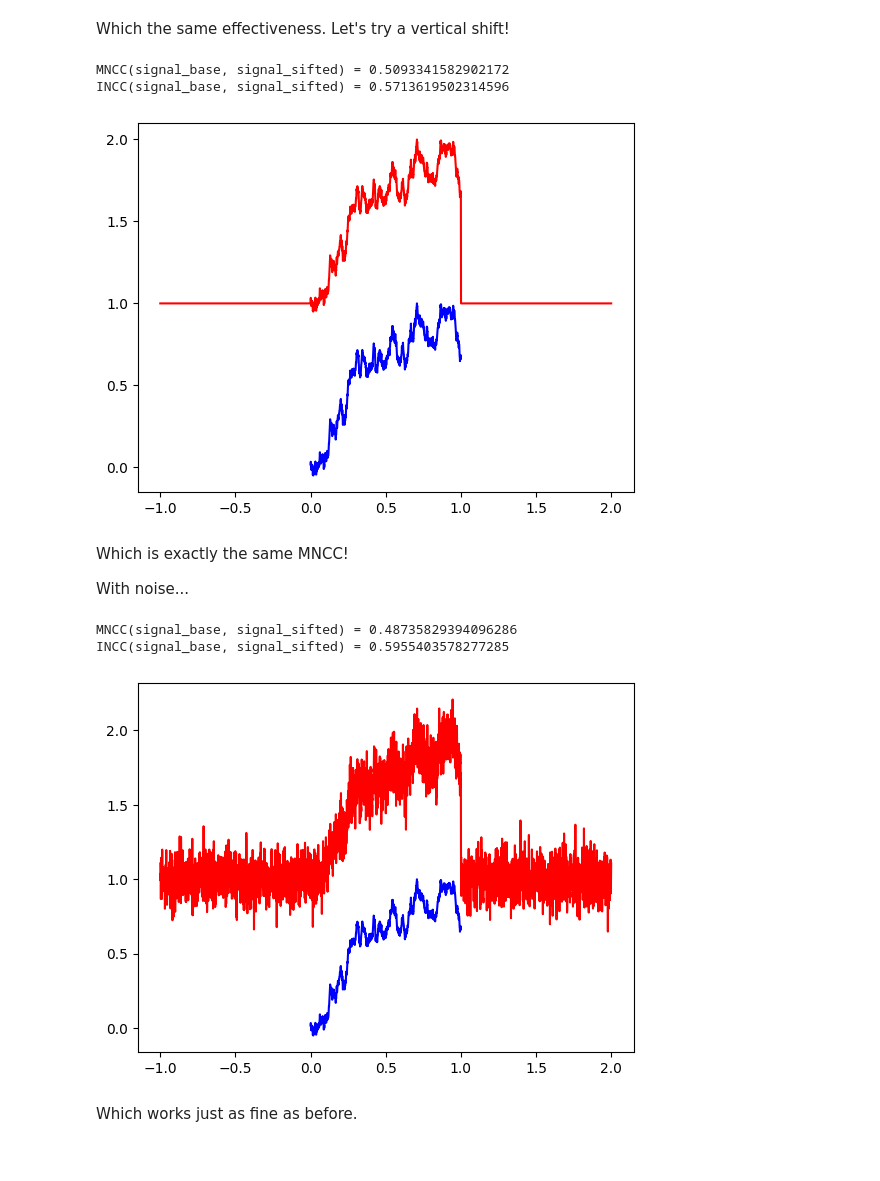
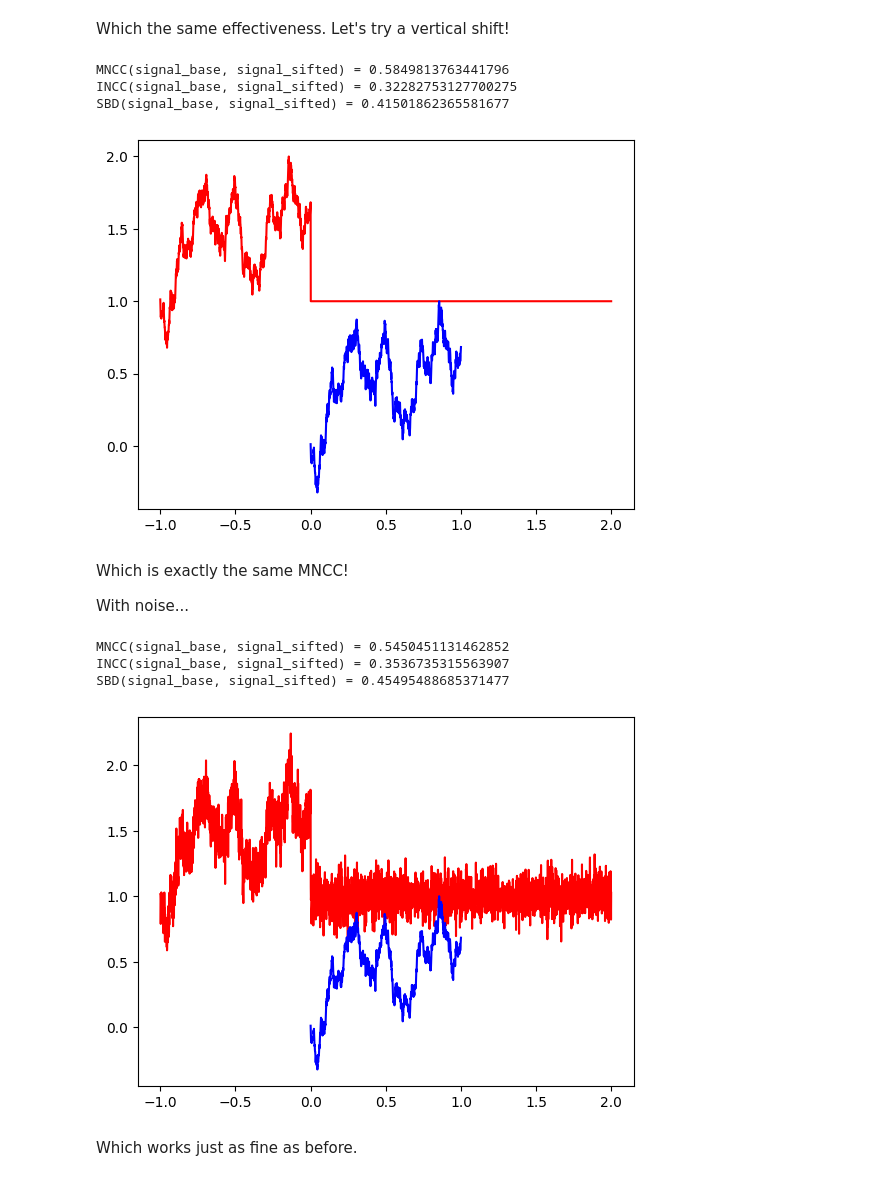
Before and after one commit to jimmerzzz52/shrine-exp, a Jupyter notebook: transcribe-asl/correlation_test.ipynb, the cells around one changed output. Saved outputs shown, nothing was run; the diff lists cells and outputs as text; code cells hidden in the pictures.

```diff
--- a/transcribe-asl/correlation_test.ipynb
+++ b/transcribe-asl/correlation_test.ipynb
@@ -138,9 +169,10 @@ def shift_signal(
     a_shifted: np.ndarray
         Shifted signal.
     """
-    t_shifted = np.concatenate((np.arange(-shift, 0, t[1] - t[0]), t), axis=0)
-    a_shifted = np.concatenate((np.zeros(t_shifted.shape[0] - t.shape[0]), a), axis=0)
+    t_shifted = np.arange(-shift, t[-1], t[1] - t[0])
+    a_shifted = np.concatenate((a, np.zeros(t_shifted.shape[0] - t.shape[0])), axis=0)
     return t_shifted, a_shifted
+
 
 def shift_signal_left(
     t: np.ndarray, a: np.ndarray, shift: float
@@ -164,7 +196,9 @@ def shift_signal_left(
     a_shifted: np.ndarray
         Shifted signal.
     """
-    t_shifted = np.concatenate((t, np.arange(t[-1] + t[1] - t[0], t[-1] + shift, t[1] - t[0])), axis=0)
+    t_shifted = np.concatenate(
+        (t, np.arange(t[-1] + t[1] - t[0], t[-1] + shift, t[1] - t[0])), axis=0
+    )
     a_shifted = np.concatenate((a, np.zeros(t_shifted.shape[0] - t.shape[0])), axis=0)
     return t_shifted, a_shifted
 # %% [markdown]
@@ -231,29 +275,33 @@ INCC(signal_base, signal_base) = 1.0
 Which the same effectiveness. Let's try a vertical shift!
 # %%
 signal_sifted += 1
-plt.plot(t_shifted, signal_sifted, color='red')
-plt.plot(t, signal_base, color='blue')
-print(f'MNCC(signal_base, signal_sifted) = {mncc(signal_base, signal_sifted)}')
-print(f'INCC(signal_base, signal_sifted) = {incc(signal_base, signal_sifted)}')
+plt.plot(t_shifted, signal_sifted, color="red")
+plt.plot(t, signal_base, color="blue")
+print(f"MNCC(signal_base, signal_sifted) = {mncc(signal_base, signal_sifted)}")
+print(f"INCC(signal_base, signal_sifted) = {incc(signal_base, signal_sifted)}")
+print(f"SBD(signal_base, signal_sifted) = {sbd(signal_base, signal_sifted)}")
 # %% [output]
-MNCC(signal_base, signal_sifted) = 0.5093341582902172
-INCC(signal_base, signal_sifted) = 0.5713619502314596
+MNCC(signal_base, signal_sifted) = 0.5849813763441796
+INCC(signal_base, signal_sifted) = 0.32282753127700275
+SBD(signal_base, signal_sifted) = 0.41501862365581677
-[figure, old version]
+[figure, new version]
 # %% [markdown]
 Which is exactly the same MNCC!
 
 With noise...
 # %%
-noise_level = .1
+noise_level = 0.1
 signal_sifted += noise_level * np.random.randn(signal_sifted.shape[0])
-plt.plot(t_shifted, signal_sifted, color='red')
-plt.plot(t, signal_base, color='blue')
-print(f'MNCC(signal_base, signal_sifted) = {mncc(signal_base, signal_sifted)}')
-print(f'INCC(signal_base, signal_sifted) = {incc(signal_base, signal_sifted)}')
+plt.plot(t_shifted, signal_sifted, color="red")
+plt.plot(t, signal_base, color="blue")
+print(f"MNCC(signal_base, signal_sifted) = {mncc(signal_base, signal_sifted)}")
+print(f"INCC(signal_base, signal_sifted) = {incc(signal_base, signal_sifted)}")
+print(f"SBD(signal_base, signal_sifted) = {sbd(signal_base, signal_sifted)}")
 # %% [output]
-MNCC(signal_base, signal_sifted) = 0.48735829394096286
-INCC(signal_base, signal_sifted) = 0.5955403578277285
+MNCC(signal_base, signal_sifted) = 0.5450451131462852
+INCC(signal_base, signal_sifted) = 0.3536735315563907
+SBD(signal_base, signal_sifted) = 0.45495488685371477
-[figure, old version]
+[figure, new version]
 # %% [markdown]
 Which works just as fine as before.
 # %% [markdown]
```
Also changed, not shown: parts of 69 cells of this notebook, 2 other files.
